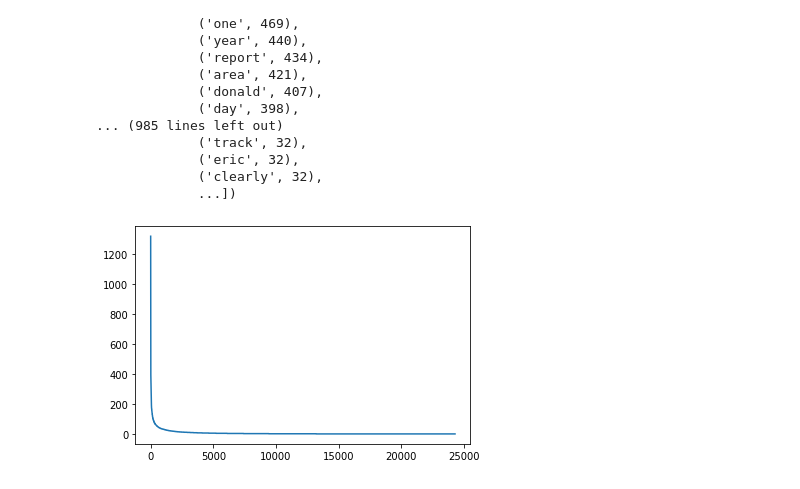
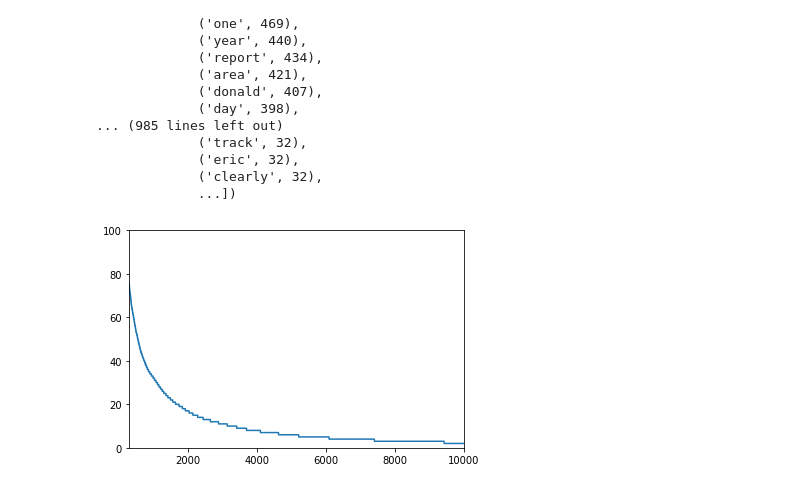
Before and after one commit to ashen007/DeepLearning-goes-deep, a Jupyter notebook: notebooks/natural language processing/embadding.ipynb, the cells around one changed output. Drawn from its saved outputs; the diff is of its cells as text; code cells hidden in the pictures.

```diff
--- a/notebooks/natural language processing/embadding.ipynb
+++ b/notebooks/natural language processing/embadding.ipynb
@@ -260,14 +260,15 @@ OrderedDict([('new', 1318),
 # %%
 xs = []
 ys = []
 curr_x = 1
 
 for item in newlist:
     xs.append(curr_x)
     curr_x = curr_x + 1
     ys.append(newlist[item])
 
 plt.plot(xs,ys)
+plt.axis([300,10000,0,100])
 plt.show()
 # %% [output]
-[figure, old version]
+[figure, new version]
```
Also changed, not shown: parts of 3 cells of this notebook.
